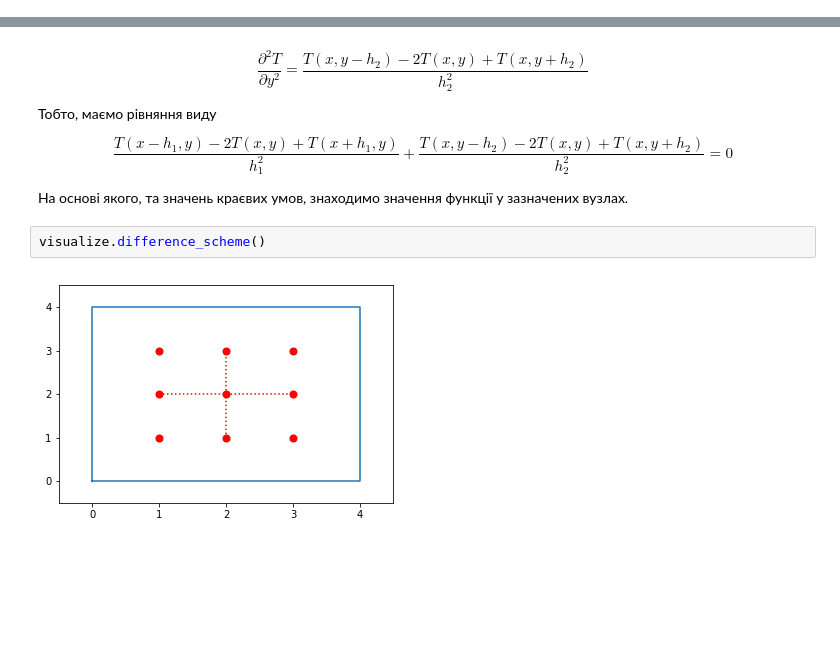
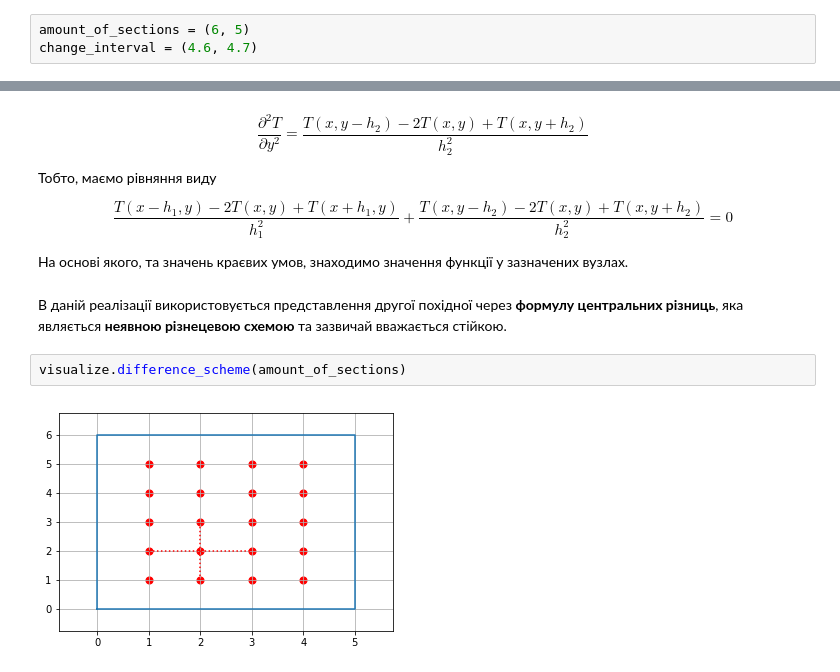
Before and after one commit to Vashanin/BoundaryProblem, a Jupyter notebook: launcher.ipynb, the cells around one changed output, grey strips where cells are left out. Cells and saved outputs as stored; diff of their text form; blank space fills up the shorter version.

```diff
--- a/launcher.ipynb
+++ b/launcher.ipynb
@@ -13,2 +16,5 @@ $$\frac{\partial^2 T}{\partial x^2} + \frac{\partial^2 T}{\partial y^2} = 0$$
+# %%
+amount_of_sections = (6, 5)
+change_interval = (4.6, 4.7)
 # %%
 boundary_problem = BoundaryProblem(boundary_conditions=BOUNDARY_CONDITIONS,
@@ -32,10 +39,12 @@ $$\frac{\partial^2 T}{\partial y^2} = \frac {T(x, y - h_2) - 2 T(x, y) + T(x, y
 $$\frac {T(x - h_1, y) - 2 T(x, y) + T(x + h_1, y)} {h_1^2} +  \frac {T(x, y - h_2) - 2 T(x, y) + T(x, y + h_2)} {h_2^2} = 0$$
 
 На основі якого, та значень краєвих умов, знаходимо значення функції у зазначених вузлах.
+# %% [markdown]
+В даній реалізації використовується представлення другої похідної через __формулу центральних різниць__, яка являється __неявною різнецевою схемою__ та зазвичай вважається стійкою.
 # %%
-visualize.difference_scheme()
+visualize.difference_scheme(amount_of_sections)
 # %% [output]
-[figure, old version]
+[figure, new version]
 # %%
 answer = boundary_problem.solve(method="grid", disp=True)
 # %% [output]
```
Also changed, not shown: parts of 12 cells of this notebook, 3 other files.
